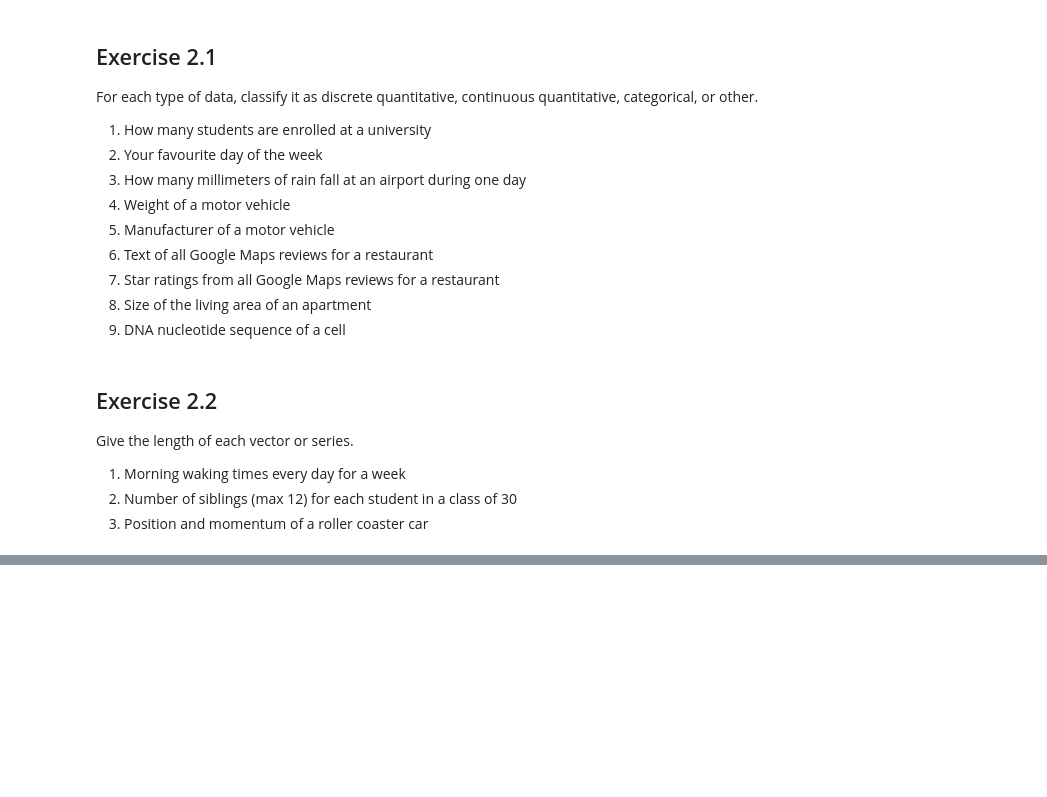
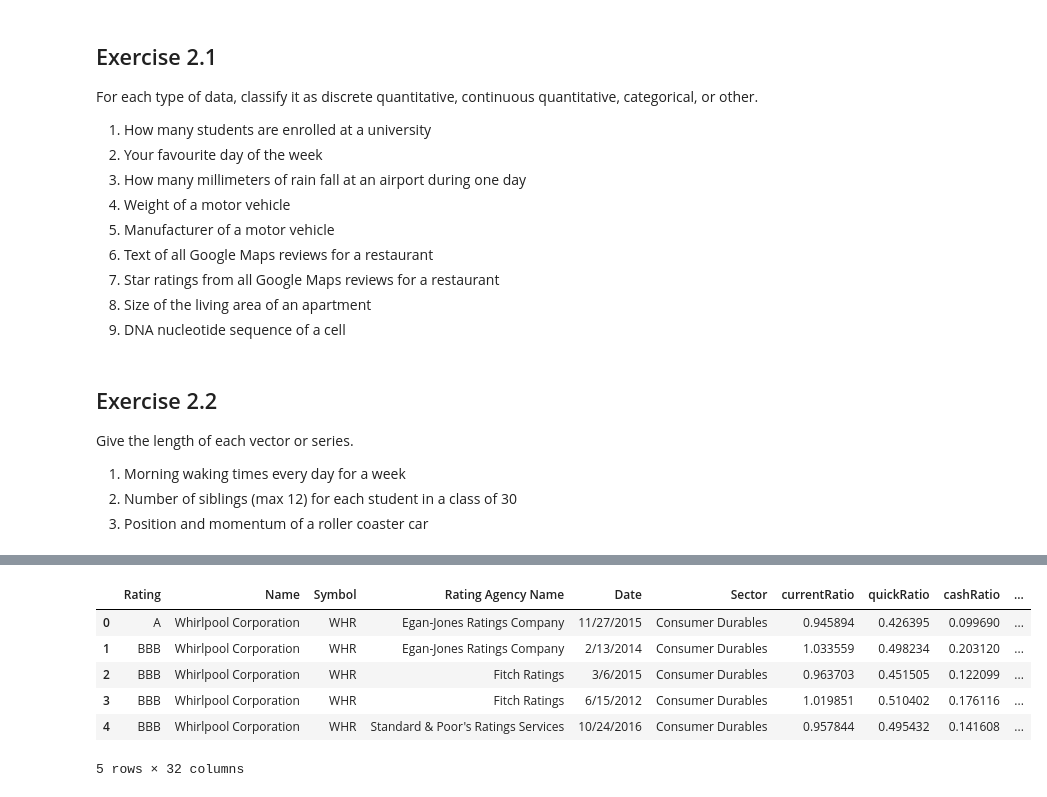
Before and after one commit to Patrick-Gransbury/MAML, a Jupyter notebook: Exercises/ch2-exercises.ipynb, the cells around one changed output, grey strips where cells are left out. Saved outputs shown, nothing was run; the diff lists cells and outputs as text; code cells hidden in the pictures; blank space fills up the shorter version.

```diff
--- a/Exercises/ch2-exercises.ipynb
+++ b/Exercises/ch2-exercises.ipynb
@@ -131,0 +232,22 @@ Create a frame called `ratings` by loading the file `corporate_rating.csv`.
+# %%
+map = {"AAA": 1,
+       "AA":  2,
+       "A":   3,
+       "BBB": 4,
+       "BB":  5,
+       "B":   6,
+       "CCC": 7,
+       "CC":  8,
+       "C":   9,
+       "D":   10}
+
+ratings["Rating_number"] = ratings["Rating"].map(map)
+ratings.head()
+# %% [output]
+|  | Rating | Name | Symbol | Rating Agency Name | Date | Sector | currentRatio | quickRatio | cashRatio | ... |
+| 0 | A | Whirlpool Corporation | WHR | Egan-Jones Ratings Company | 11/27/2015 | Consumer Durables | 0.945894 | 0.426395 | 0.099690 | ... |
+| 1 | BBB | Whirlpool Corporation | WHR | Egan-Jones Ratings Company | 2/13/2014 | Consumer Durables | 1.033559 | 0.498234 | 0.203120 | ... |
+| 2 | BBB | Whirlpool Corporation | WHR | Fitch Ratings | 3/6/2015 | Consumer Durables | 0.963703 | 0.451505 | 0.122099 | ... |
+| 3 | BBB | Whirlpool Corporation | WHR | Fitch Ratings | 6/15/2012 | Consumer Durables | 1.019851 | 0.510402 | 0.176116 | ... |
+| 4 | BBB | Whirlpool Corporation | WHR | Standard & Poor's Ratings Services | 10/24/2016 | Consumer Durables | 0.957844 | 0.495432 | 0.141608 | ... |
+5 rows × 32 columns
```
Also changed, not shown: parts of 27 cells of this notebook, 46 other files.
